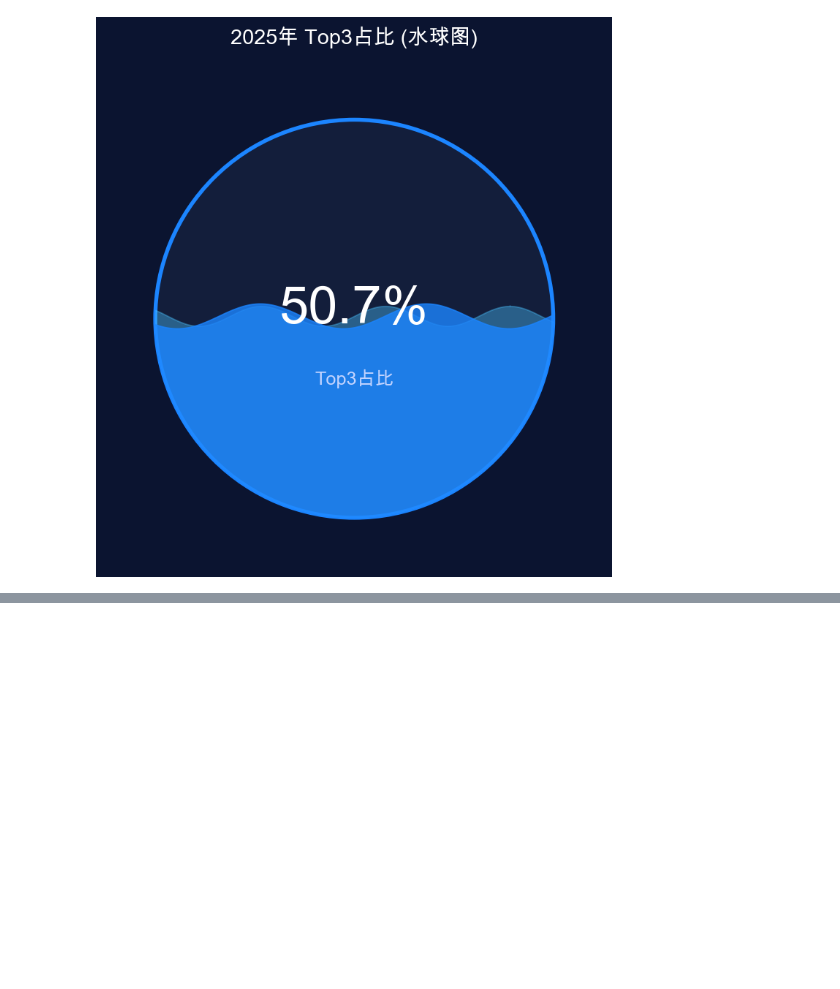
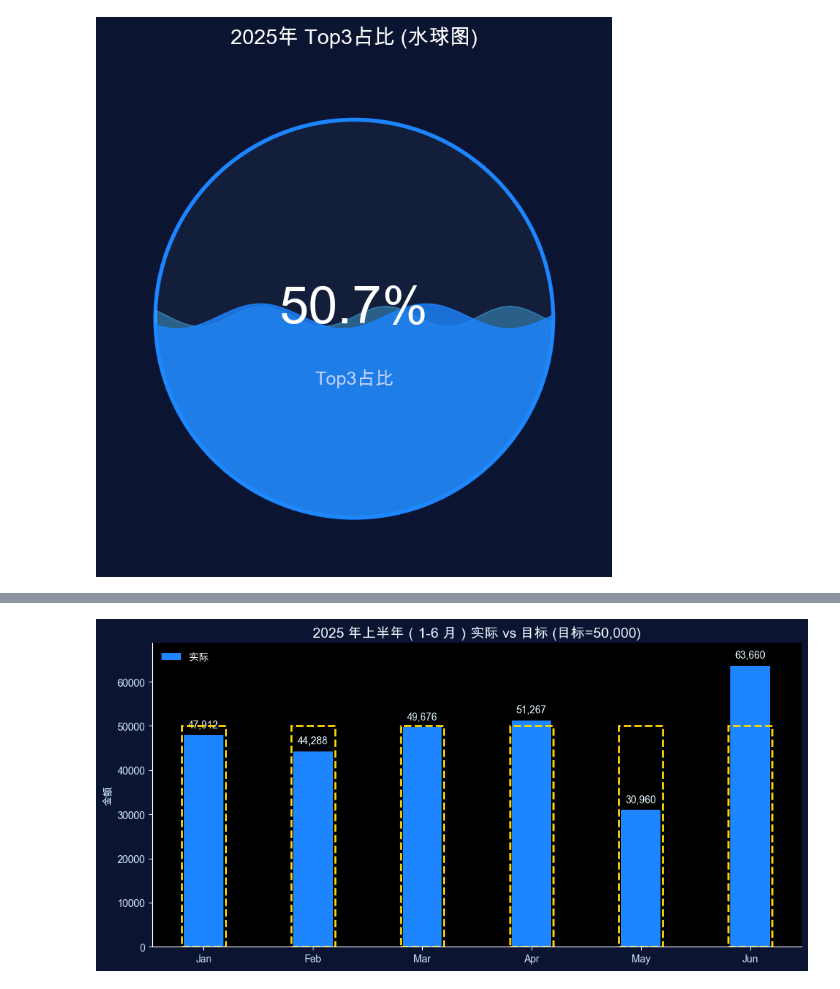
Before and after one commit to Zhen-Zhuo/Data-visualization, a Jupyter notebook: test.ipynb, the cells around one changed output, grey strips where cells are left out. Drawn from its saved outputs; the diff is of its cells as text; code cells hidden in the pictures; blank space fills up the shorter version.

```diff
--- a/test.ipynb
+++ b/test.ipynb
@@ -1750,0 +2890,96 @@ plt.show()
+# %%
+# 2025 上半年目标柱形图（1-6 月） - 目标固定为 50000 并以空心矩形框展示
+import pandas as pd
+import numpy as np
+import matplotlib.pyplot as plt
+from matplotlib.patches import Rectangle
+
+# 使用 notebook 中已有的 DataFrame `df`
+df = globals().get('df', None)
+if df is None:
+    raise RuntimeError('未找到 DataFrame `df`。请先在 notebook 中载入 `erp_order_data.xlsx` 到 `df`。')
+
+# 选择金额字段（遵循优先级）
+amt_col_candidates = ['paid_amount', 'product_amount', 'amount', 'total_amount']
+amt_col = next((c for c in amt_col_candidates if c in df.columns), None)
+if amt_col is None:
+    if 'quantity' in df.columns and 'unit_price' in df.columns:
+        df = df.copy()
+        df['__computed_amount'] = df['quantity'] * df['unit_price']
+        amt_col = '__computed_amount'
+    else:
+        raise RuntimeError('找不到可用的金额列，也无法用 quantity/unit_price 计算金额。')
+
+# 日期列识别
+date_col = next((c for c in ['order_date', 'payment_date', 'created_at', 'create_time', 'date'] if c in df.columns), None)
+if date_col is None:
+    if isinstance(df.index, pd.DatetimeIndex):
+        df = df.reset_index().rename(columns={'index': 'order_date'})
+        date_col = 'order_date'
+    else:
+        raise RuntimeError('找不到日期列，请确保 `df` 含有订单日期列（如 order_date 或 payment_date）。')
+
+df = df.copy()
+df[date_col] = pd.to_datetime(df[date_col], errors='coerce')
+df = df.dropna(subset=[date_col])
+
+# 筛选 2025 年并按月聚合（1-6 月）
+df['year'] = df[date_col].dt.year
+df['month'] = df[date_col].dt.month
+df_2025 = df[df['year'] == 2025]
+if df_2025.empty:
+    raise RuntimeError('未在 `df` 中找到 2025 年的数据。')
+
+h1_months = list(range(1, 7))
+monthly_actual = (
+    df_2025[df_2025['month'].isin(h1_months)]
+    .groupby('month')[amt_col]
+    .sum()
+    .reindex(h1_months, fill_value=0)
+)
+
+# 目标固定为 50000（每月相同），以空心矩形框展示在实际柱子外围
+fixed_target = 50000.0
+monthly_target = pd.Series([fixed_target] * len(h1_months), index=h1_months)
+
+# 绘图配置（深色主题）
+months_labels = ['Jan', 'Feb', 'Mar', 'Apr', 'May', 'Jun']
+x = np.arange(len(h1_months))
+width = 0.36
+plt.style.use('dark_background')
+fig, ax = plt.subplots(figsize=(10,5), facecolor='#0b1430')
+
+bar_actual = ax.bar(x, monthly_actual.values, width, label='实际', color='#1c85ff', zorder=3, align='center')
+# 目标不再作为填充柱显示，保留用于参考（但不绘制实心柱）
+
+# 绘制每月的空心矩形框，框高度为 fixed_target，宽度略大于柱宽以包裹柱体
+rect_pad = 0.04  # x 方向的额外宽度（数据坐标）
+frame_width = width + rect_pad
+for i in range(len(x)):
+    left = x[i] - frame_width/2  # 与柱体水平居中对齐，使空心矩形包裹在柱子外围
+    # 从 y=0 到目标高度绘制空心矩形（无填充，仅边框）
+    rect = Rectangle((left, 0), frame_width, fixed_target, fill=False, edgecolor='#ffd700', linewidth=2.0, linestyle='--', zorder=4)
+    ax.add_patch(rect)
+
+# 已移除完成率（百分比）标签以保持图表简洁
+max_ref = max(monthly_actual.max(), fixed_target, 1)
+# 在每根柱子上方标注实际数量（而非目标）
+for i in range(len(x)):
+    val = monthly_actual.values[i]
+    ax.text(x[i], val + max_ref*0.02, f'{int(val):,d}', ha='center', va='bottom', color='#e6f7ff', fontsize=10, fontweight='bold')
+
+# 坐标与样式
+ax.set_xticks(x)
+ax.set_xticklabels(months_labels, color='#cfe8ff')
+ax.set_ylabel('金额', color='#cfe8ff')
+# 调整 y 轴上限以确保目标框可见
+ax.set_ylim(0, max_ref * 1.08)
+ax.set_title('2025 年上半年（1-6 月）实际 vs 目标 (目标=50,000)', color='#eaf6ff', fontsize=14)
+ax.legend(frameon=False, fontsize=10)
+ax.spines['top'].set_visible(False)
+ax.spines['right'].set_visible(False)
+ax.tick_params(colors='#cfe8ff')
+plt.tight_layout()
+plt.show()
+# %% [output]
+[figure, added]
```
Also changed, not shown: parts of 18 cells of this notebook.
